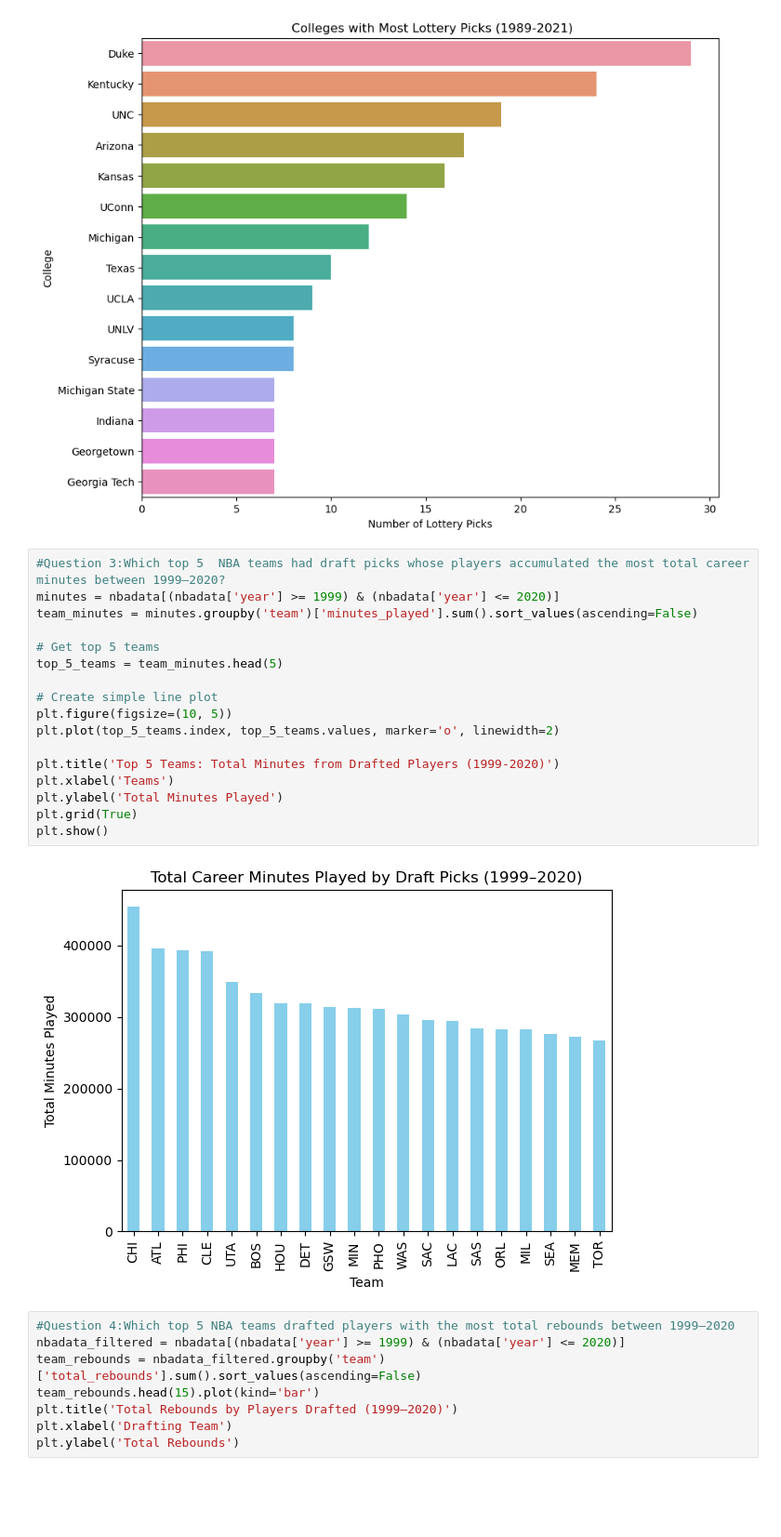
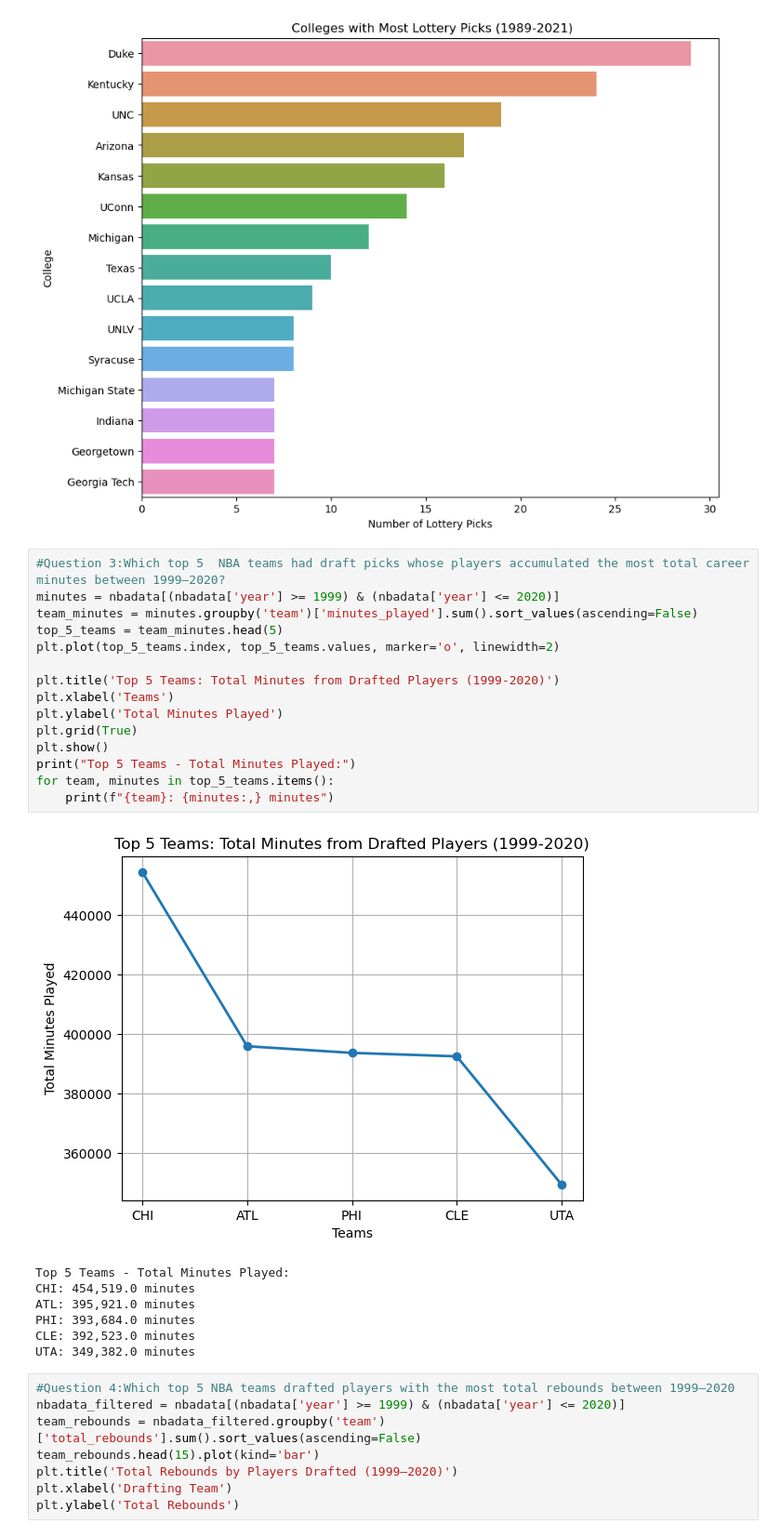
Before and after one commit to build-summer-2025/async-final-project-yellow-Tim, a Jupyter notebook: final_project_example.ipynb, the cells around one changed output. Shown at 93% size. Drawn from its saved outputs; the diff is of its cells as text; blank space fills up the shorter version.

```diff
--- a/final_project_example.ipynb
+++ b/final_project_example.ipynb
@@ -64,22 +64,26 @@ plt.show()
 # %%
 #Question 3:Which top 5  NBA teams had draft picks whose players accumulated the most total career minutes between 1999–2020?
 minutes = nbadata[(nbadata['year'] >= 1999) & (nbadata['year'] <= 2020)]
 team_minutes = minutes.groupby('team')['minutes_played'].sum().sort_values(ascending=False)
-
-# Get top 5 teams
 top_5_teams = team_minutes.head(5)
-
-# Create simple line plot
-plt.figure(figsize=(10, 5))
 plt.plot(top_5_teams.index, top_5_teams.values, marker='o', linewidth=2)
 
 plt.title('Top 5 Teams: Total Minutes from Drafted Players (1999-2020)')
 plt.xlabel('Teams')
 plt.ylabel('Total Minutes Played')
 plt.grid(True)
 plt.show()
+print("Top 5 Teams - Total Minutes Played:")
+for team, minutes in top_5_teams.items():
+    print(f"{team}: {minutes:,} minutes")
 # %% [output]
-[figure, old version]
+[figure, new version]
+Top 5 Teams - Total Minutes Played:
+CHI: 454,519.0 minutes
+ATL: 395,921.0 minutes
+PHI: 393,684.0 minutes
+CLE: 392,523.0 minutes
+UTA: 349,382.0 minutes
 # %%
 #Question 4:Which top 5 NBA teams drafted players with the most total rebounds between 1999–2020
 nbadata_filtered = nbadata[(nbadata['year'] >= 1999) & (nbadata['year'] <= 2020)]
```
